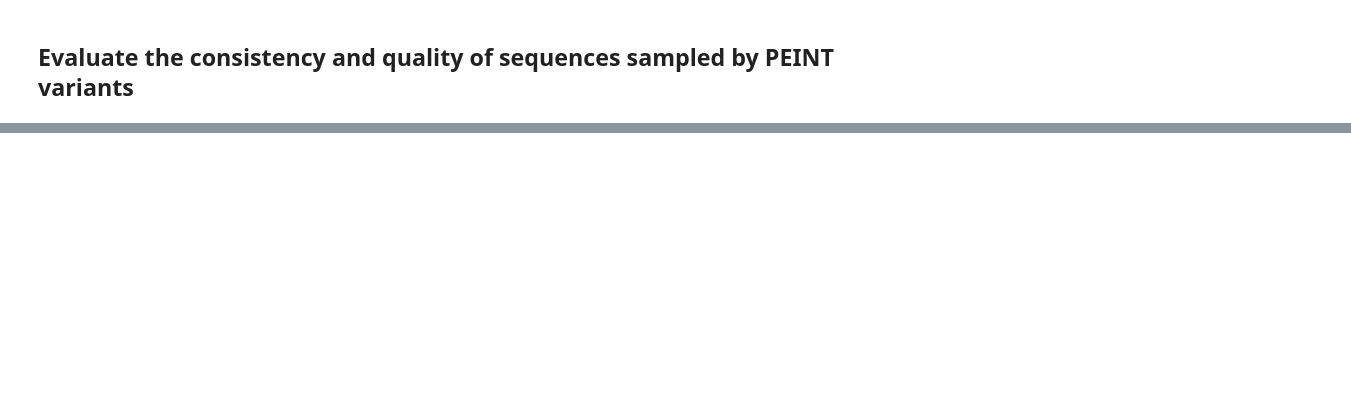
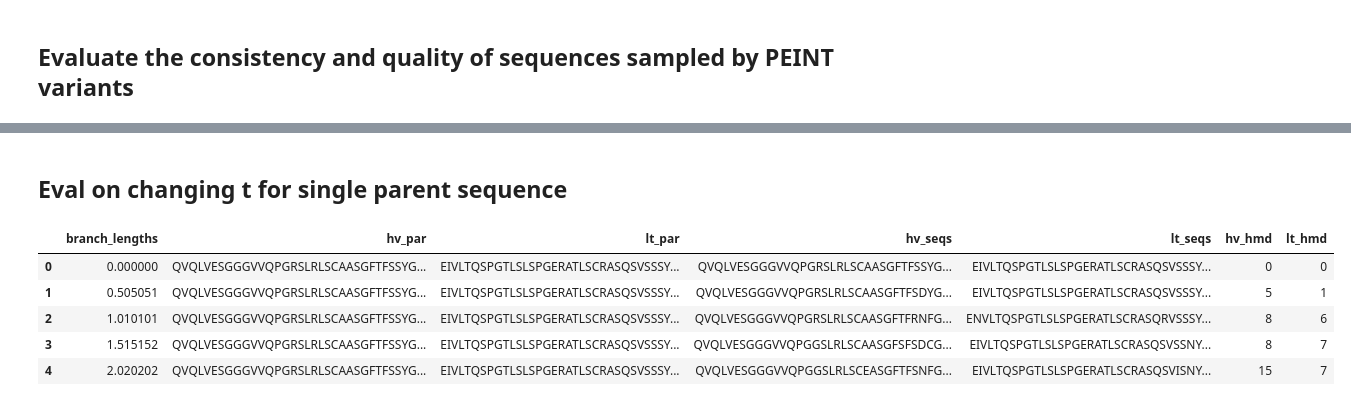
Before and after one commit to thematrixmaster/cosine, a Jupyter notebook: notebooks/eval_consistency.ipynb, the cells around one changed output, grey strips where cells are left out. Drawn from its saved outputs; the diff is of its cells as text; code cells hidden in the pictures; blank space fills up the shorter version.

Commit message:
Add fitness oracles and additional evals

```diff
--- a/notebooks/eval_consistency.ipynb
+++ b/notebooks/eval_consistency.ipynb
@@ -236,0 +108,2 @@ plt.show()
+# %% [markdown]
+## Eval on changing t for single parent sequence
@@ -236,0 +115,46 @@ plt.show()
+# %%
+fig, axes = plt.subplots(1, 2, figsize=(14, 6), sharex=True)
+
+data = pd.concat([
+    ctmc_mat_exp_df.assign(method="ctmc_mat_exp"),
+    ctmc_gillespie_df.assign(method="ctmc_gillespie"),
+    peint_df.assign(method="peint")
+])
+
+sns.scatterplot(data=data, x="branch_lengths", y="hv_hmd", hue="method", alpha=0.6, ax=axes[0], palette="deep", legend="full")
+axes[0].set_title("Branch length vs Hamming distance — Heavy chain")
+axes[0].set_xlabel("Branch length")
+axes[0].set_ylabel("Hamming distance (heavy)")
+
+sns.scatterplot(data=data, x="branch_lengths", y="lt_hmd", hue="method", alpha=0.6, ax=axes[1], palette="deep", legend=False)
+axes[1].set_title("Branch length vs Hamming distance — Light chain")
+axes[1].set_xlabel("Branch length")
+axes[1].set_ylabel("Hamming distance (light)")
+
+# compute Pearson correlation coefficients (per-method and overall) and annotate
+corrs_hv = data.groupby("method").apply(lambda g: g["branch_lengths"].corr(g["hv_hmd"]))
+corrs_lt = data.groupby("method").apply(lambda g: g["branch_lengths"].corr(g["lt_hmd"]))
+overall_hv = data["branch_lengths"].corr(data["hv_hmd"])
+overall_lt = data["branch_lengths"].corr(data["lt_hmd"])
+
+txt_hv = "Per-method r (branch vs hv_hmd):\n" + "\n".join(f"{m}: r={r:.2f}" for m, r in corrs_hv.items())
+# txt_hv += f"\nOverall: r={overall_hv:.2f}"
+
+txt_lt = "Per-method r (branch vs lt_hmd):\n" + "\n".join(f"{m}: r={r:.2f}" for m, r in corrs_lt.items())
+# txt_lt += f"\nOverall: r={overall_lt:.2f}"
+
+# place the r boxes on the top-right of each subplot
+axes[0].text(0.98, 0.98, txt_hv, transform=axes[0].transAxes, ha="right", va="top", fontsize=9,
+             bbox=dict(boxstyle="round,pad=0.3", alpha=0.2))
+axes[1].text(0.98, 0.98, txt_lt, transform=axes[1].transAxes, ha="right", va="top", fontsize=9,
+             bbox=dict(boxstyle="round,pad=0.3", alpha=0.2))
+
+plt.tight_layout()
+plt.show()
+# %% [output]
+|  | branch_lengths | hv_par | lt_par | hv_seqs | lt_seqs | hv_hmd | lt_hmd |
+| 0 | 0.000000 | QVQLVESGGGVVQPGRSLRLSCAASGFTFSSYG... | EIVLTQSPGTLSLSPGERATLSCRASQSVSSSY... | QVQLVESGGGVVQPGRSLRLSCAASGFTFSSYG... | EIVLTQSPGTLSLSPGERATLSCRASQSVSSSY... | 0 | 0 |
+| 1 | 0.505051 | QVQLVESGGGVVQPGRSLRLSCAASGFTFSSYG... | EIVLTQSPGTLSLSPGERATLSCRASQSVSSSY... | QVQLVESGGGVVQPGRSLRLSCAASGFTFSDYG... | EIVLTQSPGTLSLSPGERATLSCRASQSVSSSY... | 5 | 1 |
+| 2 | 1.010101 | QVQLVESGGGVVQPGRSLRLSCAASGFTFSSYG... | EIVLTQSPGTLSLSPGERATLSCRASQSVSSSY... | QVQLVESGGGVVQPGRSLRLSCAASGFTFRNFG... | ENVLTQSPGTLSLSPGERATLSCRASQRVSSSY... | 8 | 6 |
+| 3 | 1.515152 | QVQLVESGGGVVQPGRSLRLSCAASGFTFSSYG... | EIVLTQSPGTLSLSPGERATLSCRASQSVSSSY... | QVQLVESGGGVVQPGGSLRLSCAASGFSFSDCG... | EIVLTQSPGTLSLSPGERATLSCRASQSVSSNY... | 8 | 7 |
+| 4 | 2.020202 | QVQLVESGGGVVQPGRSLRLSCAASGFTFSSYG... | EIVLTQSPGTLSLSPGERATLSCRASQSVSSSY... | QVQLVESGGGVVQPGGSLRLSCEASGFTFSNFG... | EIVLTQSPGTLSLSPGERATLSCRASQSVISNY... | 15 | 7 |
```
Also changed, not shown: parts of 13 cells of this notebook, 13 other files.
